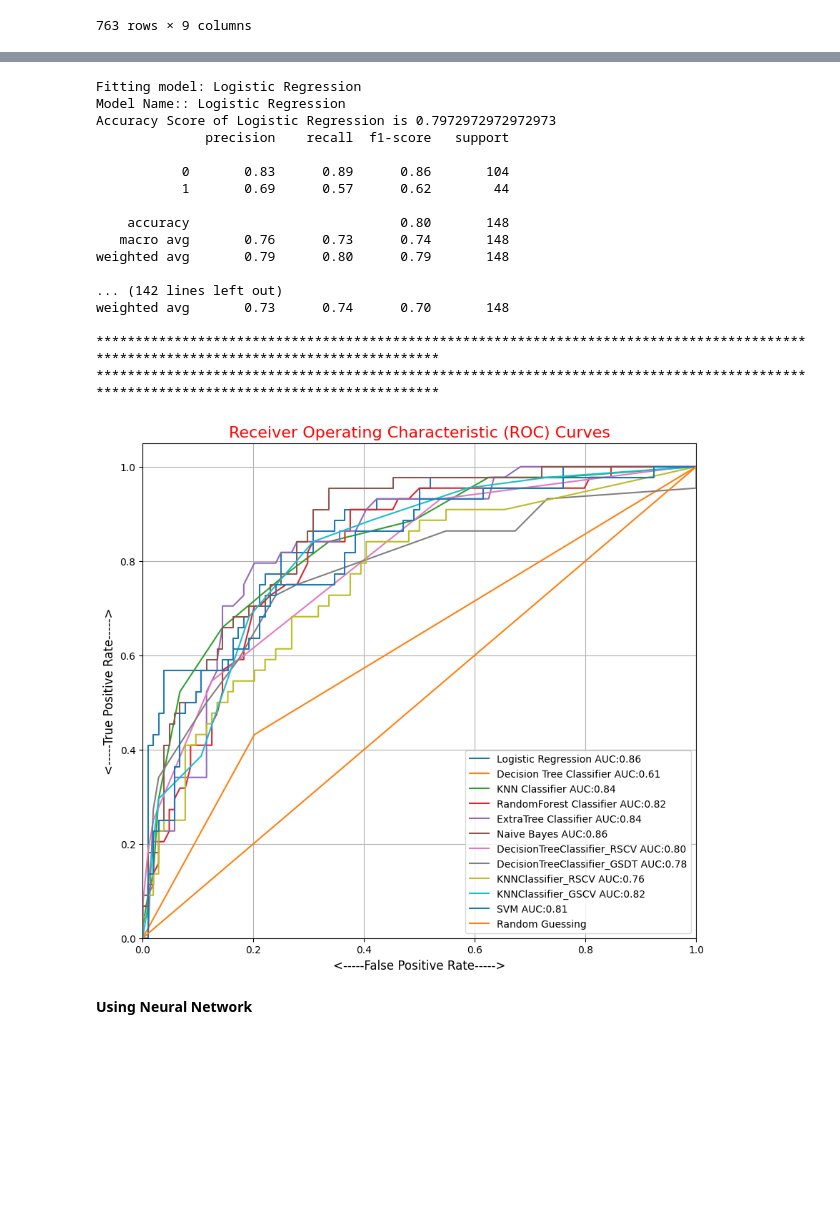
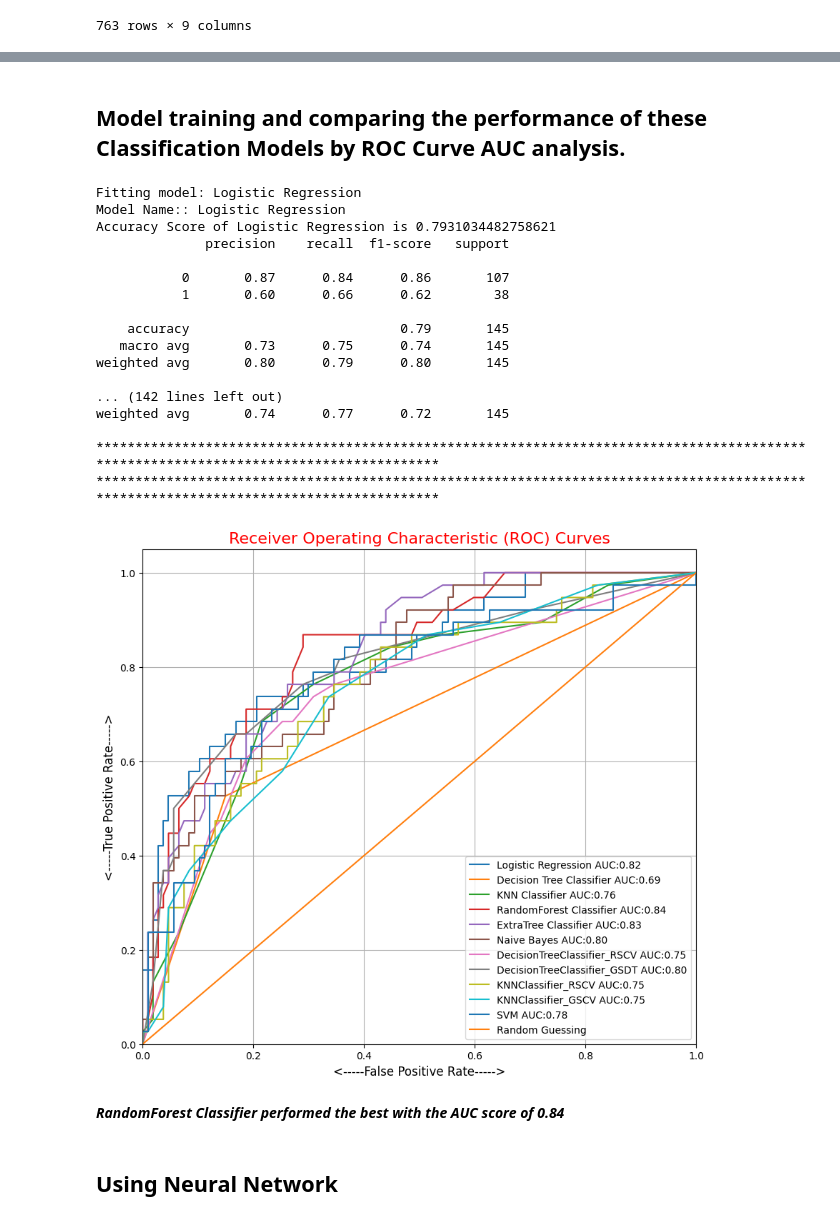
Before and after one commit to aarnab123/Diabetes-Prediction, a Jupyter notebook: diabetes_disease_prediction.ipynb, the cells around one changed output, grey strips where cells are left out. Drawn from its saved outputs; the diff is of its cells as text; code cells hidden in the pictures; blank space fills up the shorter version.

```diff
--- a/diabetes_disease_prediction.ipynb
+++ b/diabetes_disease_prediction.ipynb
@@ -331,0 +299,3 @@ ColumnTransformer(transformers=[('pipeline-1',
+# %%
+X.Pregnancies = X.Pregnancies.astype('object')
+X.info()
@@ -331,0 +327,11 @@ ColumnTransformer(transformers=[('pipeline-1',
+# %%
+numeric_features_mm = ['DiabetesPedigreeFunction', 'Age']
+numeric_features_std = ['Glucose', 'BloodPressure', 'SkinThickness', 'Insulin', 'BMI']
+categorical_features = ['Pregnancies']
+# %%
+CT = ColumnTransformer(transformers=[
+    ('minmax', MinMaxScaler(), numeric_features_mm),
+    ('standard', StandardScaler(), numeric_features_std),
+    ('ordinal', OrdinalEncoder(handle_unknown='use_encoded_value', unknown_value=-1), categorical_features)
+], remainder='drop')
+CT
@@ -332,7 +350,7 @@ ColumnTransformer(transformers=[('pipeline-1',
 # %%
-xtrain,xtest,ytrain,ytest = train_test_split(x,y,test_size=.21,random_state=13)
-print(xtrain.shape)
-print(xtest.shape)
+Xtrain,Xtest,ytrain,ytest = train_test_split(X,y,test_size=.20,random_state=13)
+print(Xtrain.shape)
+print(Xtest.shape)
 print(ytrain.shape)
 print(ytest.shape)
 # %% [output]
@@ -401,61 +441,65 @@ dict_items([('Logistic Regression', Pipeline(steps=[('transformer',
                                                   ['Pregnancies'])])),
                 ('model', SVC(kernel='poly', probability=True))]))])
+# %% [markdown]
+## Model training and comparing the performance of these Classification Models by ROC Curve AUC analysis.
 # %%
 plt.figure(figsize=(10,9))
 for model_name,model in models.items():
     print(f"Fitting model: {model_name}")
 
     if isinstance(model,(GridSearchCV,RandomizedSearchCV)):
-        model.fit(xtrain,ytrain)
+        model.fit(Xtrain,ytrain)
         best_model = model.best_estimator_
         print(f"Best parameters for {model_name}: {model.best_params_}")
 
     else:
         best_model = model
-        best_model.fit(xtrain,ytrain)
+        best_model.fit(Xtrain,ytrain)
 
-    y_pred = best_model.predict(xtest)
-    y_pred_proba = best_model.predict_proba(xtest)[:,1]
+    y_pred = best_model.predict(Xtest)
+    y_pred_proba = best_model.predict_proba(Xtest)[:,1]
 
     fpr,tpr,_ = roc_curve(ytest,y_pred_proba)
     roc_auc = auc(fpr,tpr)
     plt.plot(fpr,tpr,label= f'{model_name} AUC:{roc_auc:.2f}')
 
     print(f'Model Name:: {model_name}')
     print(f'Accuracy Score of {model_name} is {accuracy_score(ytest,y_pred)}')
     print(classification_report(ytest,y_pred))
     print('*****'*27)
     print('*****'*27)
 plt.plot([0,1],[0,1],label='Random Guessing')
 plt.xlim([0.0,1.0])
 plt.ylim([0.0,1.05])
 plt.xlabel('<-----False Positive Rate----->',fontsize=12)
 plt.ylabel('<-----True Positive Rate----->',fontsize=12)
 plt.title('Receiver Operating Characteristic (ROC) Curves',fontsize=16,color='red')
 plt.legend(loc='best')
 plt.grid(True)
 plt.show()
 # %% [output]
 Fitting model: Logistic Regression
 Model Name:: Logistic Regression
-Accuracy Score of Logistic Regression is 0.7972972972972973
+Accuracy Score of Logistic Regression is 0.7931034482758621
               precision    recall  f1-score   support
 
-           0       0.83      0.89      0.86       104
-           1       0.69      0.57      0.62        44
+           0       0.87      0.84      0.86       107
+           1       0.60      0.66      0.62        38
 
-    accuracy                           0.80       148
-   macro avg       0.76      0.73      0.74       148
-weighted avg       0.79      0.80      0.79       148
+    accuracy                           0.79       145
+   macro avg       0.73      0.75      0.74       145
+weighted avg       0.80      0.79      0.80       145
 
 ... (142 lines left out)
-weighted avg       0.73      0.74      0.70       148
+weighted avg       0.74      0.77      0.72       145
 
 ***************************************************************************************************************************************
 ***************************************************************************************************************************************
-[figure, old version]
+[figure, new version]
+# %% [markdown]
+***RandomForest Classifier performed the best with the AUC score of 0.84***
 # %% [markdown]
-**Using Neural Network**
+## Using Neural Network
 # %%
 transformed = CT.fit_transform(Df)
 X= transformed
```
Also changed, not shown: parts of 60 cells of this notebook.
